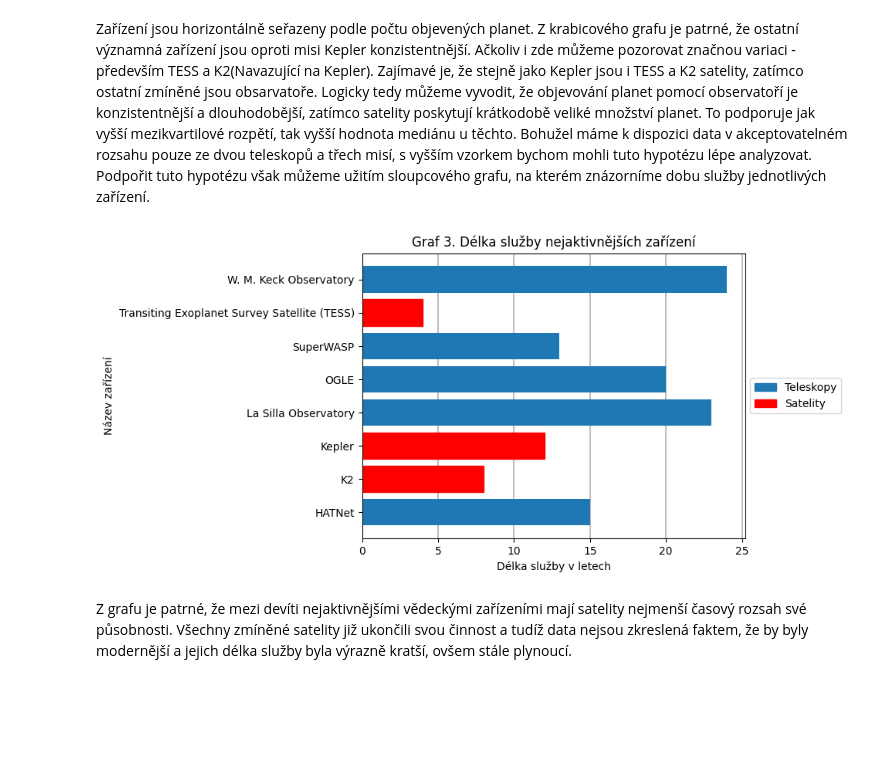
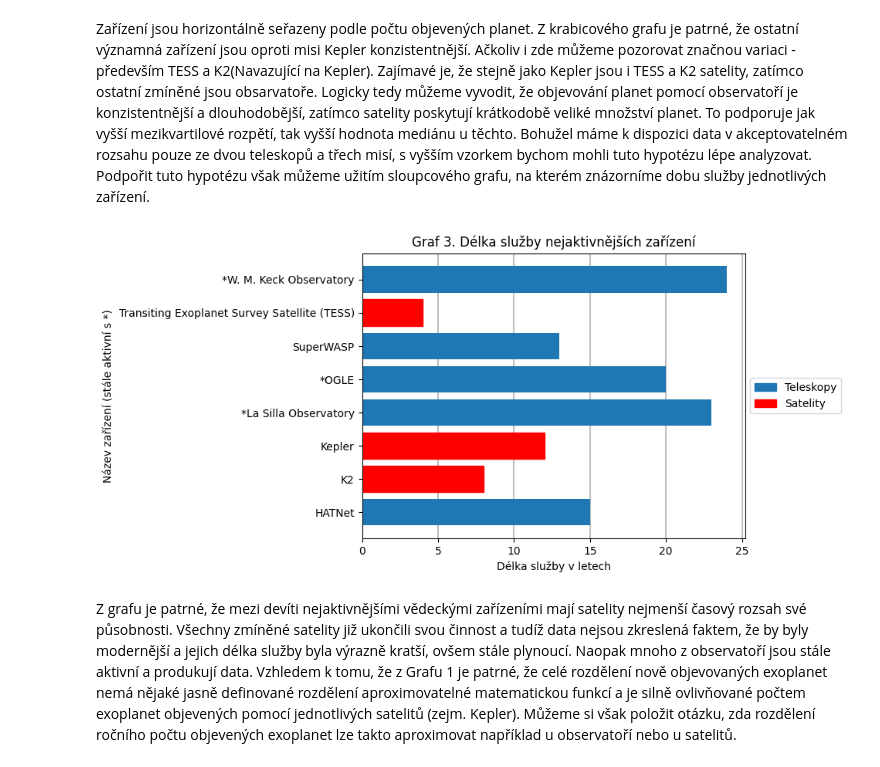
Before and after one commit to jakvitov/exoplanets_statistics, a Jupyter notebook: exoplanet_data_analysis.ipynb, the cells around one changed output. Drawn from its saved outputs; the diff is of its cells as text; code cells hidden in the pictures; blank space fills up the shorter version.

```diff
--- a/exoplanet_data_analysis.ipynb
+++ b/exoplanet_data_analysis.ipynb
@@ -216,27 +216,31 @@ Podpořit tuto hypotézu však můžeme užitím sloupcového grafu, na kterém
 # %%
 facilites_operation_range = dataset.groupby("Discovery Facility")["Discovery Year"].agg(["min", "max"]).reset_index()
 facilites_operation_range = facilites_operation_range.loc[~(facilites_operation_range["Discovery Facility"] == "Multiple Observatories" )];
 facilites_operation_range["Range"] = facilites_operation_range["max"] - facilites_operation_range["min"]
 facilites_operation_range = facilites_operation_range[facilites_operation_range["Discovery Facility"].isin(dataset.groupby("Discovery Facility")["Discovery Year"].count().sort_values().tail(9).reset_index()["Discovery Facility"])]
 satelites = ["Kepler", "K2", "Transiting Exoplanet Survey Satellite (TESS)"];
+for index, row in facilites_operation_range.iterrows():
+    #Data stále obsahují stále zpracovávané hodnoty ze satelitů a proto vynecháme
+    if (row['max'] == 2022) and (row["Discovery Facility"] not in satelites):
+        facilites_operation_range.at[index, 'Discovery Facility'] = '*' + row['Discovery Facility']
 fig, ax = plt.subplots();
 x = facilites_operation_range["Discovery Facility"]
 y= facilites_operation_range["Range"];
 red_bars = ax.barh(x, y);
 for bar, col in zip(red_bars, facilites_operation_range['Discovery Facility']):
     if col in satelites:
         bar.set_color('red')
 x_vals = [5, 10, 15, 20, 25];
 for x_val in x_vals:
     ax.axvline(x=x_val, color='gray', linestyle='-', alpha=0.5, zorder=0);
 ax.set_title("Graf 3. Délka služby nejaktivnějších zařízení");
 ax.set_xlabel("Délka služby v letech");
-ax.set_ylabel("Název zařízení");
+ax.set_ylabel("Název zařízení (stále aktivní s *)");
 dummy_blue = mpatches.Patch(color='C0', label='Teleskopy')
 dummy_red = mpatches.Patch(color='red', label='Satelity')
 ax.legend(handles=[dummy_blue, dummy_red], loc='center left', bbox_to_anchor=(1, 0.5))
 plt.show()
 # %% [output]
-[figure, old version]
+[figure, new version]
 # %% [markdown]
-Z grafu je patrné, že mezi devíti nejaktivnějšími vědeckými zařízeními mají satelity nejmenší časový rozsah své působnosti. Všechny zmíněné satelity již ukončili svou činnost a tudíž data nejsou zkreslená faktem, že by byly modernější a jejich délka služby byla výrazně kratší, ovšem stále plynoucí.
+Z grafu je patrné, že mezi devíti nejaktivnějšími vědeckými zařízeními mají satelity nejmenší časový rozsah své působnosti. Všechny zmíněné satelity již ukončili svou činnost a tudíž data nejsou zkreslená faktem, že by byly modernější a jejich délka služby byla výrazně kratší, ovšem stále plynoucí. Naopak mnoho z observatoří jsou stále aktivní a produkují data. Vzhledem k tomu, že z Grafu 1 je patrné, že celé rozdělení nově objevovaných exoplanet nemá nějaké jasně definované rozdělení aproximovatelné matematickou funkcí a je silně ovlivňované počtem exoplanet objevených pomocí jednotlivých satelitů (zejm. Kepler). Můžeme si však položit otázku, zda rozdělení ročního počtu objevených exoplanet lze takto aproximovat například u observatoří nebo u satelitů.
```
Also changed, not shown: parts of 5 cells of this notebook.
